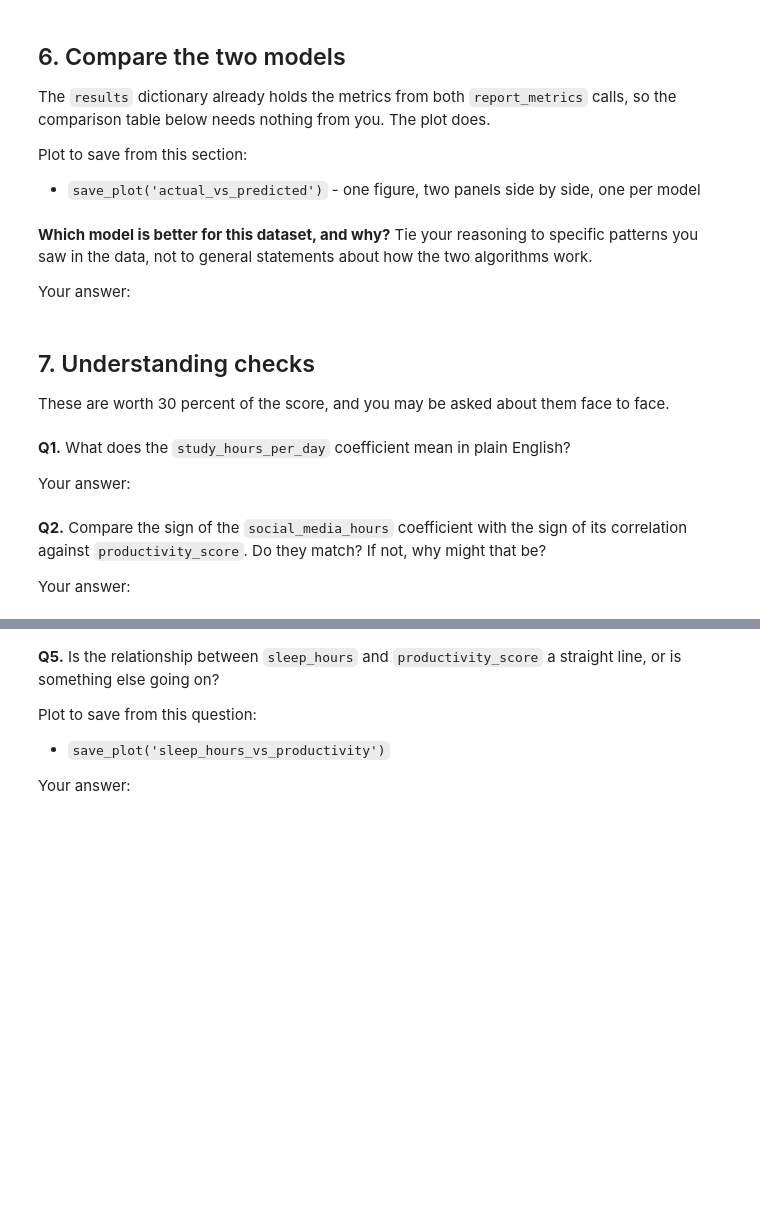
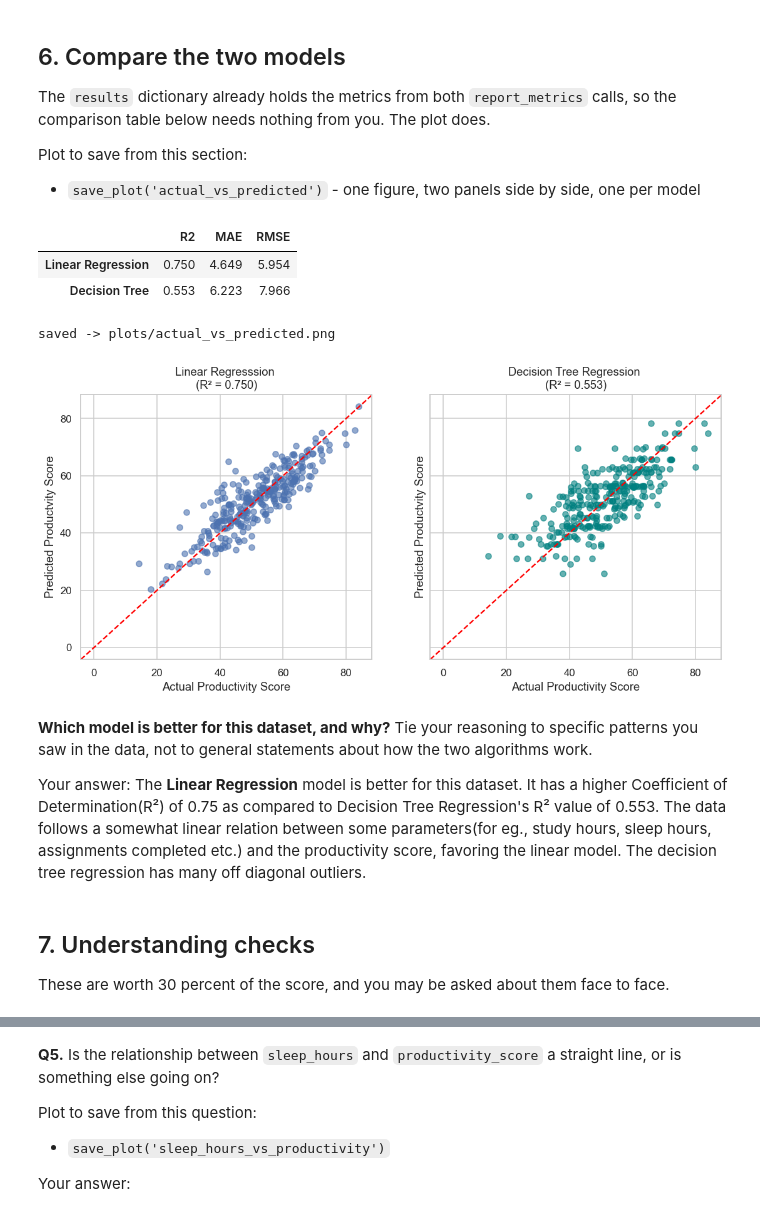
Before and after one commit to melonfruitsxoxo/scale-induction, a Jupyter notebook: starter.ipynb, the cells around one changed output, grey strips where cells are left out. Drawn from its saved outputs; the diff is of its cells as text; code cells hidden in the pictures; blank space fills up the shorter version.

Commit message:
correcting values

```diff
--- a/starter.ipynb
+++ b/starter.ipynb
@@ -161,28 +267,39 @@ Plot to save from this section:
 - `save_plot('actual_vs_predicted')` - one figure, two panels side by side, one per model
 # %%
 comparison = pd.DataFrame(results).T.round(3)
-print(comparison.to_string())
+display(comparison)
+# %% [output]
+|  | R2 | MAE | RMSE |
+| Linear Regression | 0.750 | 4.649 | 5.954 |
+| Decision Tree | 0.553 | 6.223 | 7.966 |
 # %%
 # Actual vs predicted, both models side by side.
-# fig, axes = plt.subplots(1, 2, figsize=(12, 5), sharex=True, sharey=True)
+fig, axes = plt.subplots(1, 2, figsize=(12, 5), sharex=True, sharey=True)
+
+axes[0].scatter(y_test, lr_pred, alpha=0.6)
+axes[0].set_xlabel('Actual Productivity Score')
+axes[0].set_ylabel('Predicted Productvity Score')
+axes[0].set_title(f'Linear Regresssion \n(R² = {lr.score(X_test, y_test):.3f})')
+
+axes[1].set_xlabel('Actual Productivity Score')
+axes[1].scatter(y_test, dt_pred, alpha=0.6, color='teal')
+axes[1].set_ylabel('Predicted Productvity Score')
+axes[1].set_title(f'Decision Tree Regression \n(R² = {dt.score(X_test, y_test):.3f})')
+
 # Plot the perfect-prediction diagonal on each panel so the reader has a reference line.
+axes[0].axline((0,0), slope=1, color='red', linestyle='--')
+axes[1].axline((0,0), slope=1, color='red', linestyle='--')
 
 save_plot('actual_vs_predicted')
+# %% [output]
+saved -> plots/actual_vs_predicted.png
+[figure, added]
 # %% [markdown]
 **Which model is better for this dataset, and why?** Tie your reasoning to specific patterns you
 saw in the data, not to general statements about how the two algorithms work.
 
-Your answer:
+Your answer: The **Linear Regression** model is better for this dataset. It has a higher Coefficient of Determination(R²) of 0.75 as compared to Decision Tree Regression's R² value of 0.553. The data follows a somewhat linear relation between some parameters(for eg., study hours, sleep hours, assignments completed etc.) and the productivity score, favoring the linear model. The decision tree regression has many off diagonal outliers.
 # %% [markdown]
 ## 7. Understanding checks
 
 These are worth 30 percent of the score, and you may be asked about them face to face.
-# %% [markdown]
-**Q1.** What does the `study_hours_per_day` coefficient mean in plain English?
-
-Your answer:
-# %% [markdown]
-**Q2.** Compare the sign of the `social_media_hours` coefficient with the sign of its correlation
-against `productivity_score`. Do they match? If not, why might that be?
-
-Your answer:
```
Also changed, not shown: parts of 35 cells of this notebook, 8 other files.
